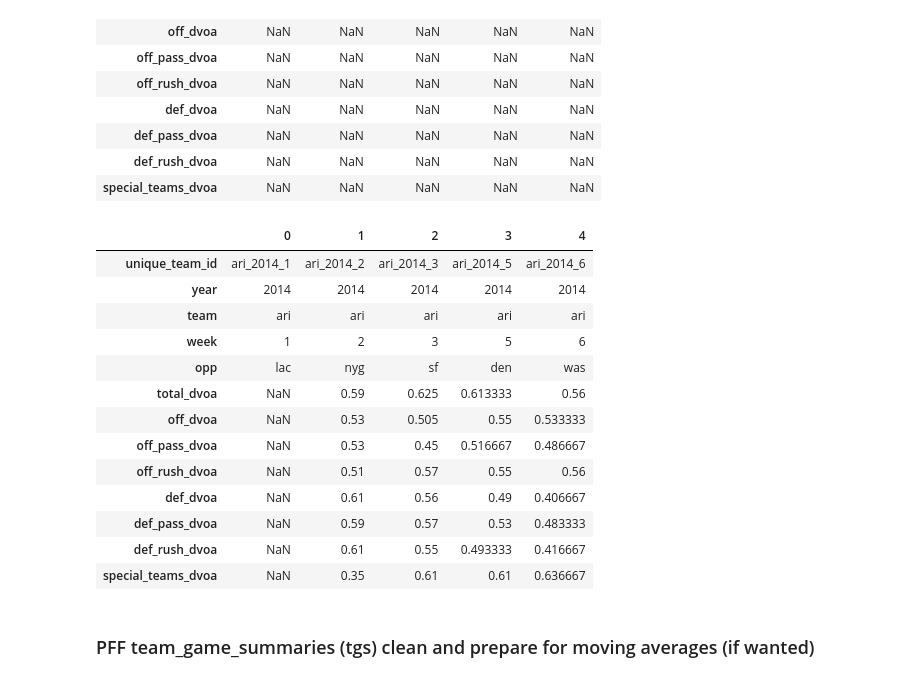
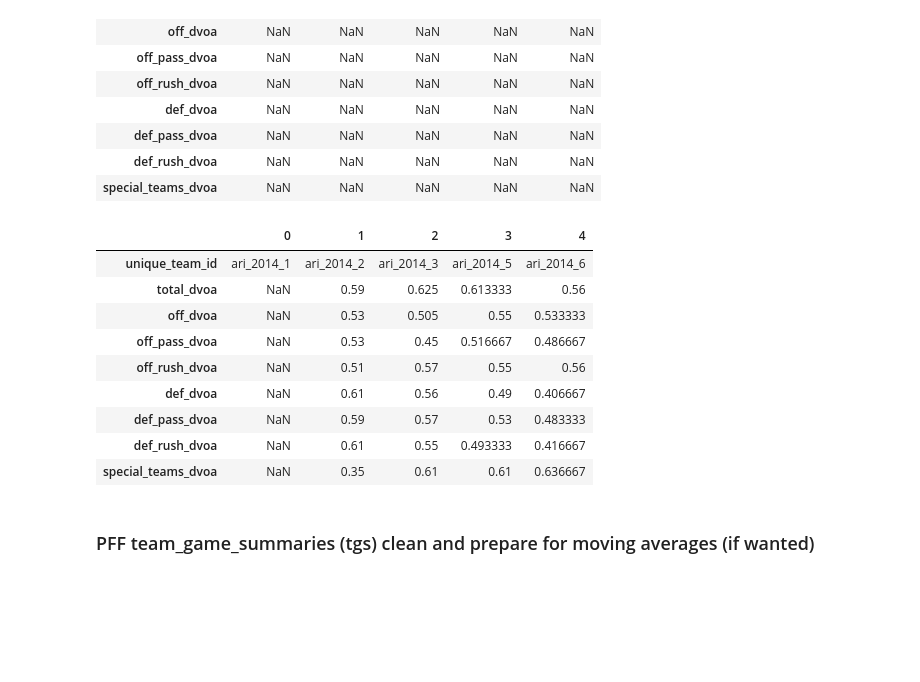
Before and after one commit to ajakks/nfl_models, a Jupyter notebook: create_modeling_data_sample_all.ipynb, the cells around one changed output. Drawn from its saved outputs; the diff is of its cells as text; code cells hidden in the pictures; blank space fills up the shorter version.

```diff
--- a/create_modeling_data_sample_all.ipynb
+++ b/create_modeling_data_sample_all.ipynb
@@ -448,7 +448,7 @@ weather['away_matchup_id'] = weather.apply(lambda df: raiders(df), axis=1)
 				###   spreads data cleaning and engineering ###
 ####################################################################################
 
-spreads = pd.read_csv('./spreads_data/spreads.csv')
+spreads = pd.read_csv('./current_data/week_'+cur_week_str+'/spreadsw'+cur_week_str+'.csv')
 
 new_acc = {'oak':'lv',
           'sd':'lac',
@@ -522,6 +522,8 @@ def clean_spreads(df):
     df=df.apply(lambda x: x.astype(str).str.lower())
     #df['schedule_week']=df['schedule_week'].astype(str).str[:-2].astype(object)
     #df['schedule_season'] = df['schedule_season'].astype(str).str[:-2].astype(object)
+    df['team_home_abb'] = df['team_home_abb'].map(new_acc).fillna(df['team_home_abb'])
+    df['away_team_abb'] = df['away_team_abb'].map(new_acc).fillna(df['away_team_abb'])
 
     ##  create our unique ids  ##
     df.insert(0, "home_matchup_id", (df['team_home_abb']+'vs'+df['away_team_abb']+'_'+df['schedule_season']+'_'+df['schedule_week']))
@@ -660,25 +662,25 @@ fo_data_new.head().T
 # %%
 fo_data_2022 = pd.read_csv("./historic_data/fo_data/fo_weekly_hist.csv")
 fo = pd.concat([fo_data_2022, fo_data, fo_data_new], axis=0)
 
 fo['team'] = fo['team'].map(new_acc).fillna(fo['team'])
 fo['opp'] = fo['opp'].map(new_acc).fillna(fo['opp'])
 
 fo['team'] = fo['team'].map(utils.cleaning_dicts.clean_team_fo).fillna(fo['team'])
 fo['opp'] = fo['opp'].map(utils.cleaning_dicts.clean_team_fo).fillna(fo['opp'])
 
 ##combine our current season fo data with the new week 4 rows we just made##
 fo_roll = rolling_fo(data=fo, roll_value=3, roll_type='mean')
 fo_roll = fo_roll.rename(columns={'team_id': 'unique_team_id'})
 
+fo_roll['unique_team_id']=fo_roll['unique_team_id'].str.replace('sd_','lac_')
+fo_roll['unique_team_id']=fo_roll['unique_team_id'].str.replace('oak_','lv_')
+fo_roll.drop(['year','team','week','opp'], axis=1, inplace=True)
+
 fo_roll.head().T
 # %% [output]
 |  | 0 | 1 | 2 | 3 | 4 |
 | unique_team_id | ari_2014_1 | ari_2014_2 | ari_2014_3 | ari_2014_5 | ari_2014_6 |
-| year | 2014 | 2014 | 2014 | 2014 | 2014 |
-| team | ari | ari | ari | ari | ari |
-| week | 1 | 2 | 3 | 5 | 6 |
-| opp | lac | nyg | sf | den | was |
 | total_dvoa | NaN | 0.59 | 0.625 | 0.613333 | 0.56 |
 | off_dvoa | NaN | 0.53 | 0.505 | 0.55 | 0.533333 |
 | off_pass_dvoa | NaN | 0.53 | 0.45 | 0.516667 | 0.486667 |
```
Also changed, not shown: parts of 14 cells of this notebook.
